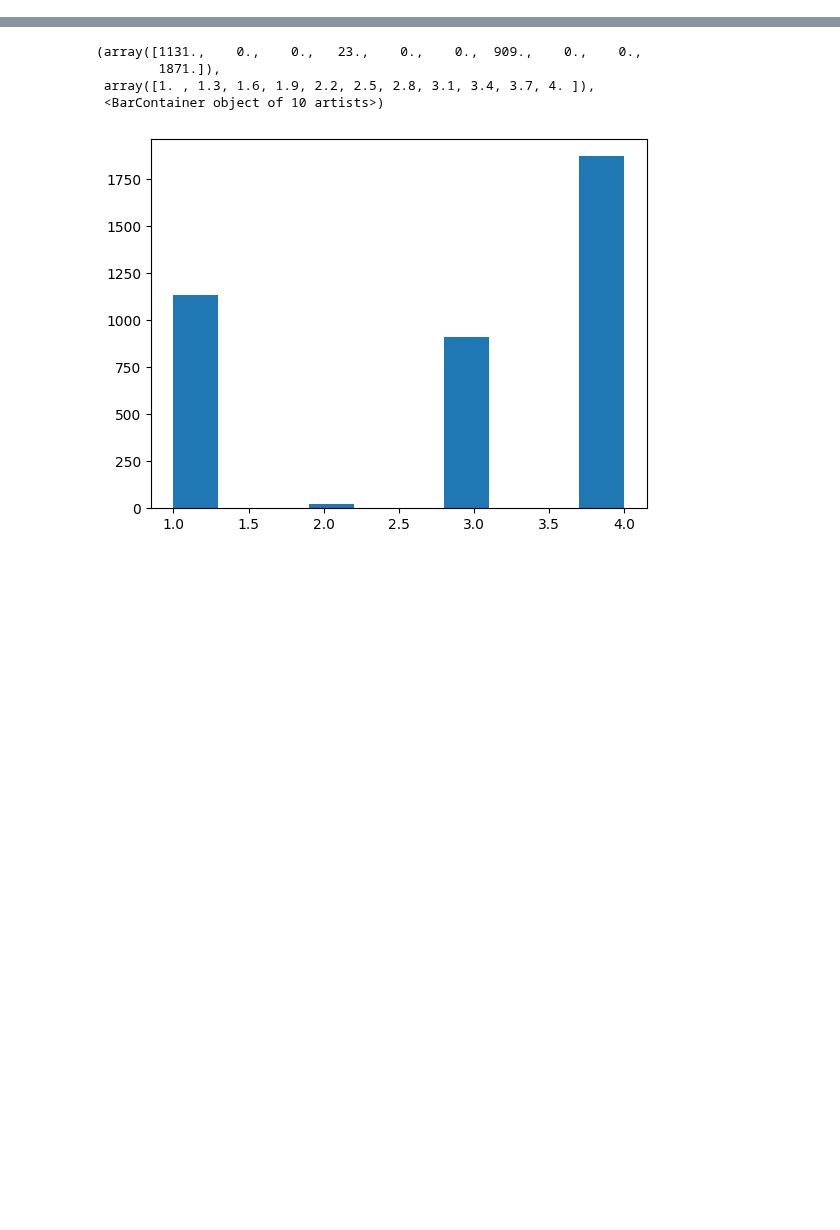
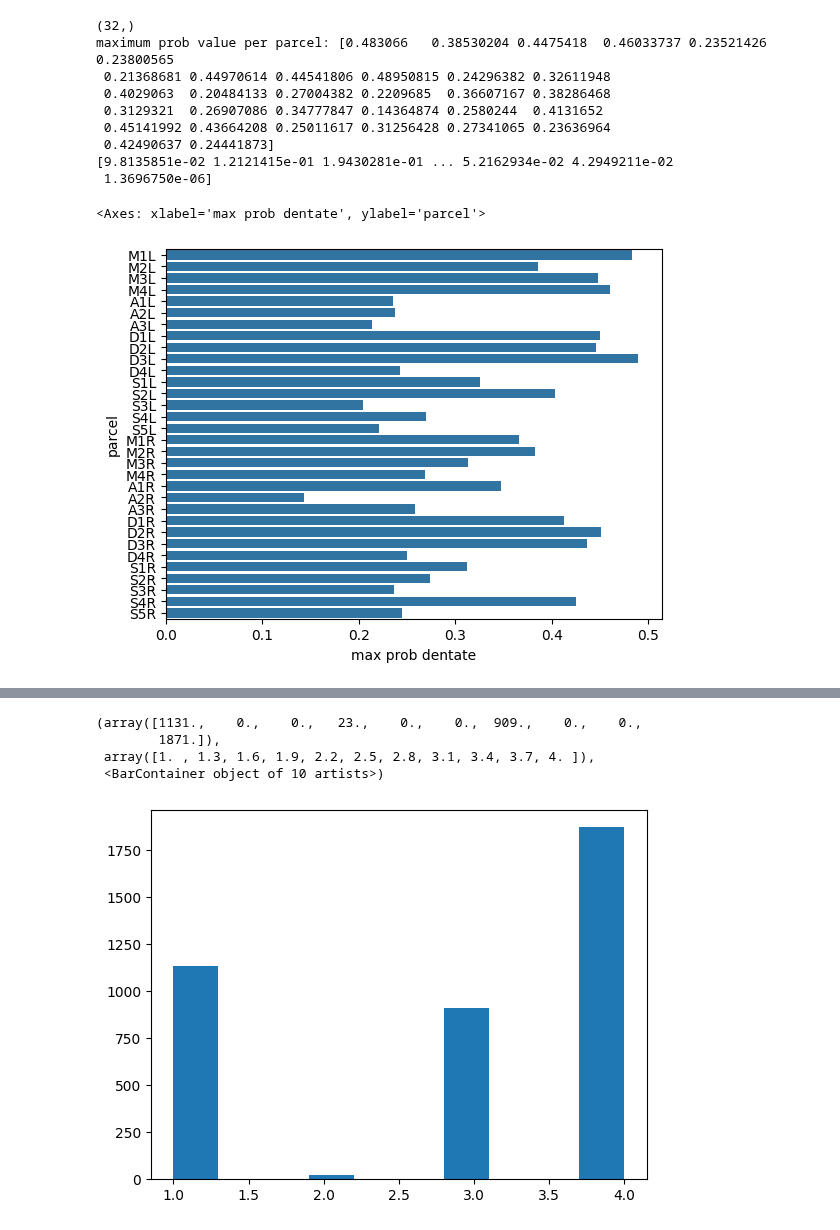
Before and after one commit to DiedrichsenLab/Pontine7T, a Jupyter notebook: notebooks/dentate_atlas.ipynb, the cells around one changed output, grey strips where cells are left out. Cells and saved outputs as stored; diff of their text form; code cells hidden in the pictures; blank space fills up the shorter version.

```diff
--- a/notebooks/dentate_atlas.ipynb
+++ b/notebooks/dentate_atlas.ipynb
@@ -33,0 +67,26 @@ sb.barplot(y='region',x='prob',data=D)
+# %%
+#maximum probability value associated with ech parcel
+
+wta = np.max(pmap, axis=1)
+
+print(wta.shape)
+
+
+print("maximum prob value per parcel:", wta)
+
+print(pmap[0])
+
+D=pd.DataFrame({'parcel':roi_names[1:],'max prob dentate':wta})
+sb.barplot(y='parcel',x='max prob dentate',data=D)
+# %% [output]
+(32,)
+maximum prob value per parcel: [0.483066   0.38530204 0.4475418  0.46033737 0.23521426 0.23800565
+ 0.21368681 0.44970614 0.44541806 0.48950815 0.24296382 0.32611948
+ 0.4029063  0.20484133 0.27004382 0.2209685  0.36607167 0.38286468
+ 0.3129321  0.26907086 0.34777847 0.14364874 0.2580244  0.4131652
+ 0.45141992 0.43664208 0.25011617 0.31256428 0.27341065 0.23636964
+ 0.42490637 0.24441873]
+[9.8135851e-02 1.2121415e-01 1.9430281e-01 ... 5.2162934e-02 4.2949211e-02
+ 1.3696750e-06]
+<Axes: xlabel='max prob dentate', ylabel='parcel'>
+[figure, added]
```
Also changed, not shown: parts of 18 cells of this notebook, 1 other file.
